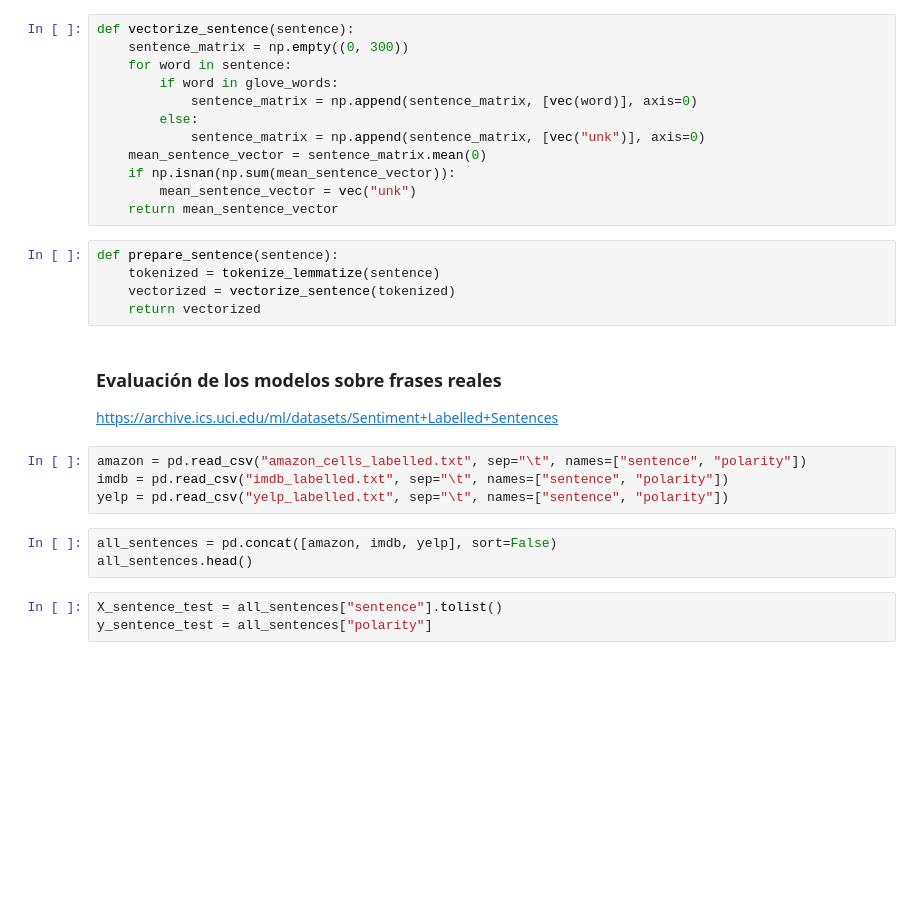
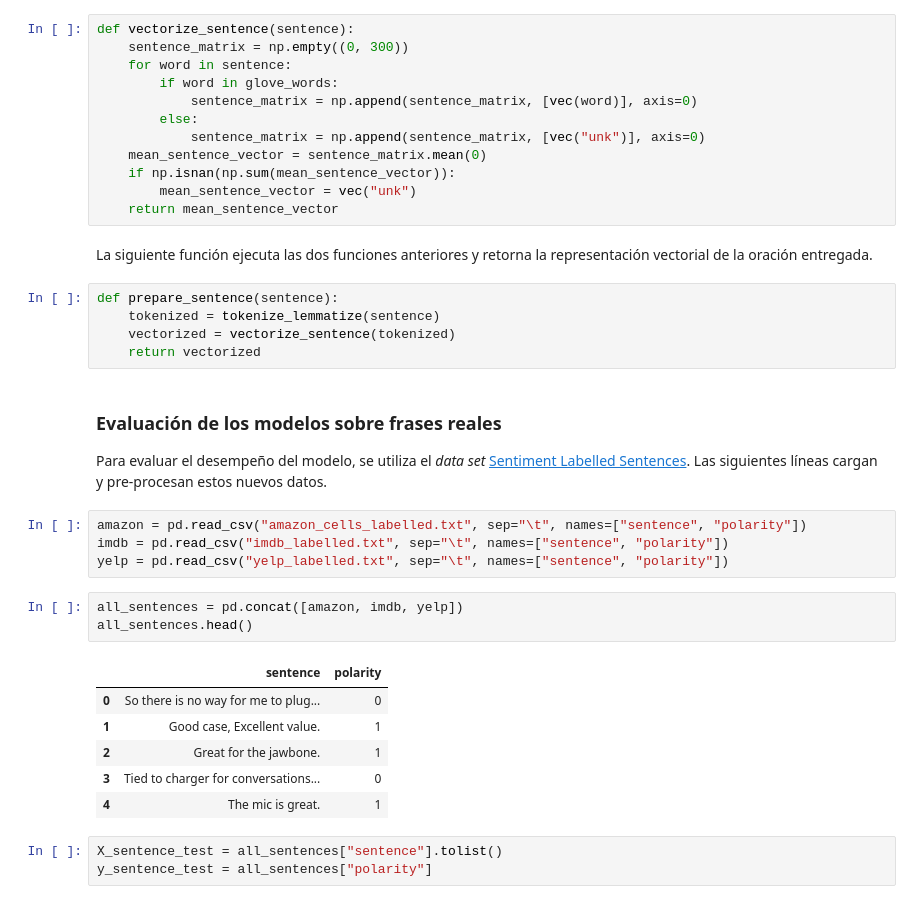
Before and after one commit to diflores/sentiment-analysis-assignment, a Jupyter notebook: Tarea 2.ipynb, the cells around one changed output. Drawn from its saved outputs; the diff is of its cells as text; blank space fills up the shorter version.

```diff
--- a/Tarea 2.ipynb
+++ b/Tarea 2.ipynb
@@ -286,6 +360,8 @@ def vectorize_sentence(sentence):
     if np.isnan(np.sum(mean_sentence_vector)):
         mean_sentence_vector = vec("unk")
     return mean_sentence_vector
+# %% [markdown]
+La siguiente función ejecuta las dos funciones anteriores y retorna la representación vectorial de la oración entregada.
 # %%
 def prepare_sentence(sentence):
     tokenized = tokenize_lemmatize(sentence)
@@ -293,14 +369,22 @@ def prepare_sentence(sentence):
     return vectorized
 # %% [markdown]
 ### Evaluación de los modelos sobre frases reales
-https://archive.ics.uci.edu/ml/datasets/Sentiment+Labelled+Sentences
+
+Para evaluar el desempeño del modelo, se utiliza el *data set* [Sentiment Labelled Sentences](https://archive.ics.uci.edu/ml/datasets/Sentiment+Labelled+Sentences). Las siguientes líneas cargan y pre-procesan estos nuevos datos.
 # %%
 amazon = pd.read_csv("amazon_cells_labelled.txt", sep="\t", names=["sentence", "polarity"])
 imdb = pd.read_csv("imdb_labelled.txt", sep="\t", names=["sentence", "polarity"])
 yelp = pd.read_csv("yelp_labelled.txt", sep="\t", names=["sentence", "polarity"])
 # %%
-all_sentences = pd.concat([amazon, imdb, yelp], sort=False)
+all_sentences = pd.concat([amazon, imdb, yelp])
 all_sentences.head()
+# %% [output]
+|  | sentence | polarity |
+| 0 | So there is no way for me to plug... | 0 |
+| 1 | Good case, Excellent value. | 1 |
+| 2 | Great for the jawbone. | 1 |
+| 3 | Tied to charger for conversations... | 0 |
+| 4 | The mic is great. | 1 |
 # %%
 X_sentence_test = all_sentences["sentence"].tolist()
 y_sentence_test = all_sentences["polarity"]
```
Also changed, not shown: parts of 38 cells of this notebook.
